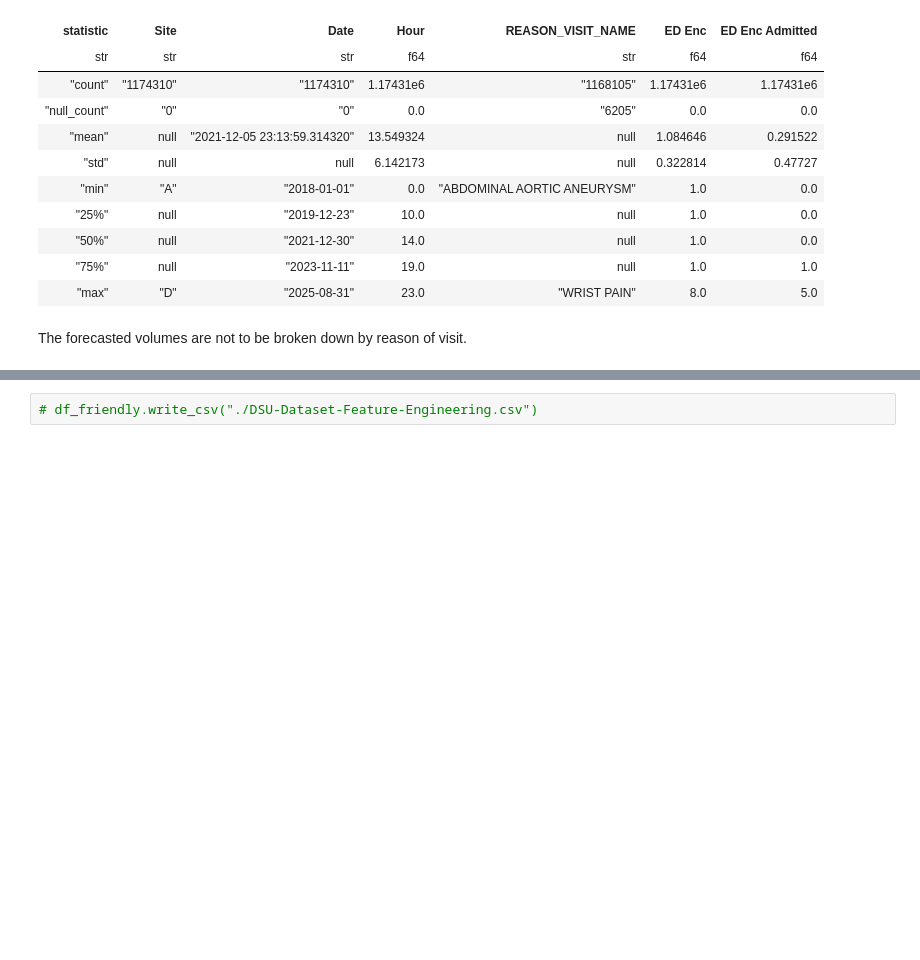
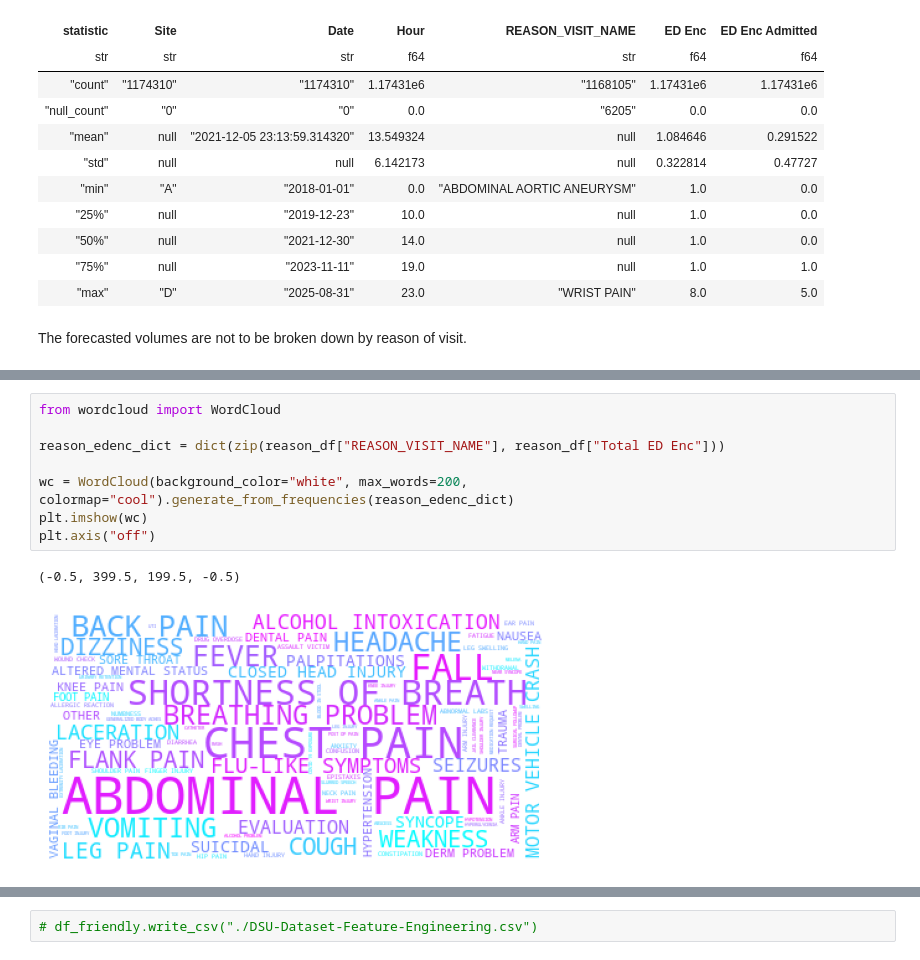
Before and after one commit to southdakotamines-datascience/dsu-no-sleep, a Jupyter notebook: explore.ipynb, the cells around one changed output, grey strips where cells are left out. Saved outputs shown, nothing was run; the diff lists cells and outputs as text; blank space fills up the shorter version.

```diff
--- a/explore.ipynb
+++ b/explore.ipynb
@@ -75,0 +86,11 @@ reason_df.write_csv("./reasons.csv")
+# %%
+from wordcloud import WordCloud
+
+reason_edenc_dict = dict(zip(reason_df["REASON_VISIT_NAME"], reason_df["Total ED Enc"]))
+
+wc = WordCloud(background_color="white", max_words=200, colormap="cool").generate_from_frequencies(reason_edenc_dict)
+plt.imshow(wc)
+plt.axis("off")
+# %% [output]
+(-0.5, 399.5, 199.5, -0.5)
+[figure, added]
```
Also changed, not shown: parts of 16 cells of this notebook, 7 other files.
